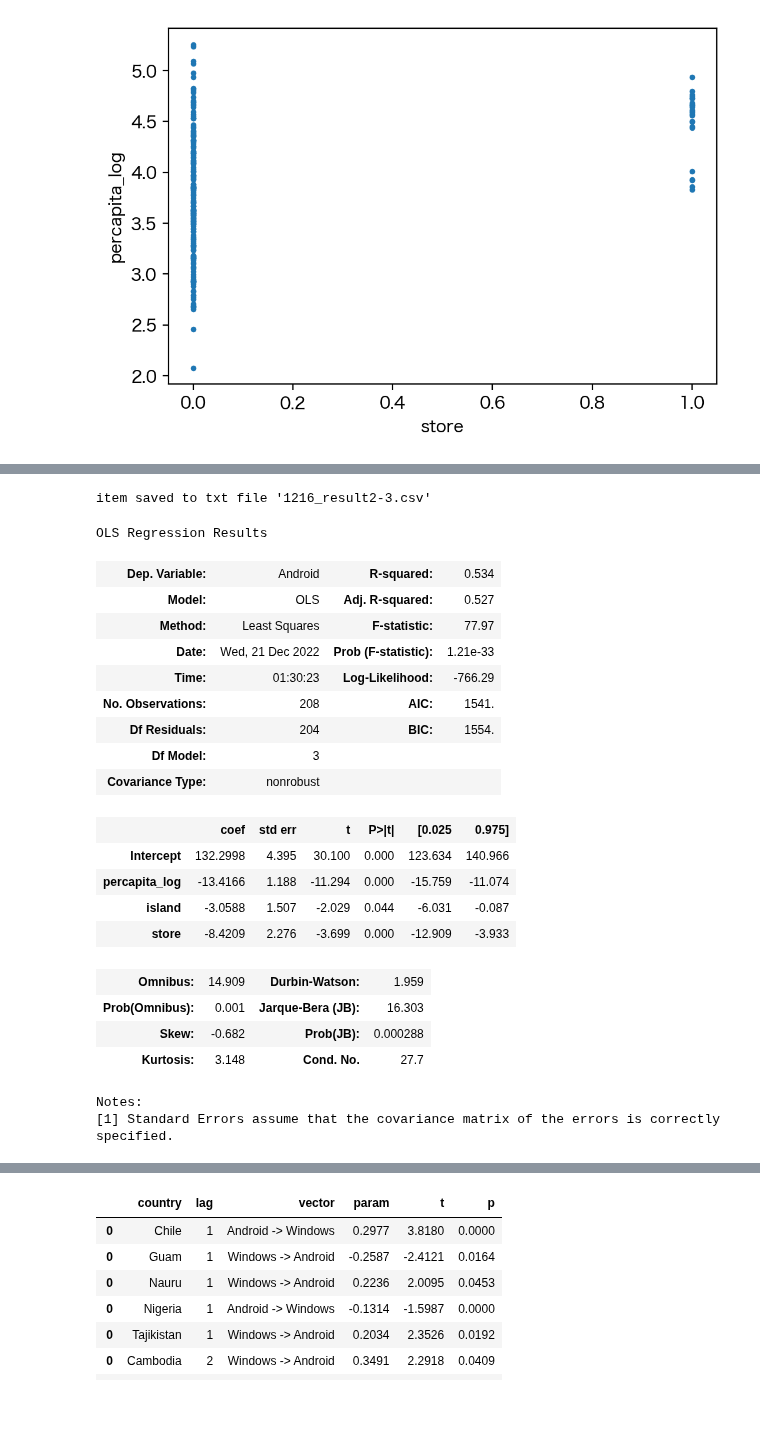
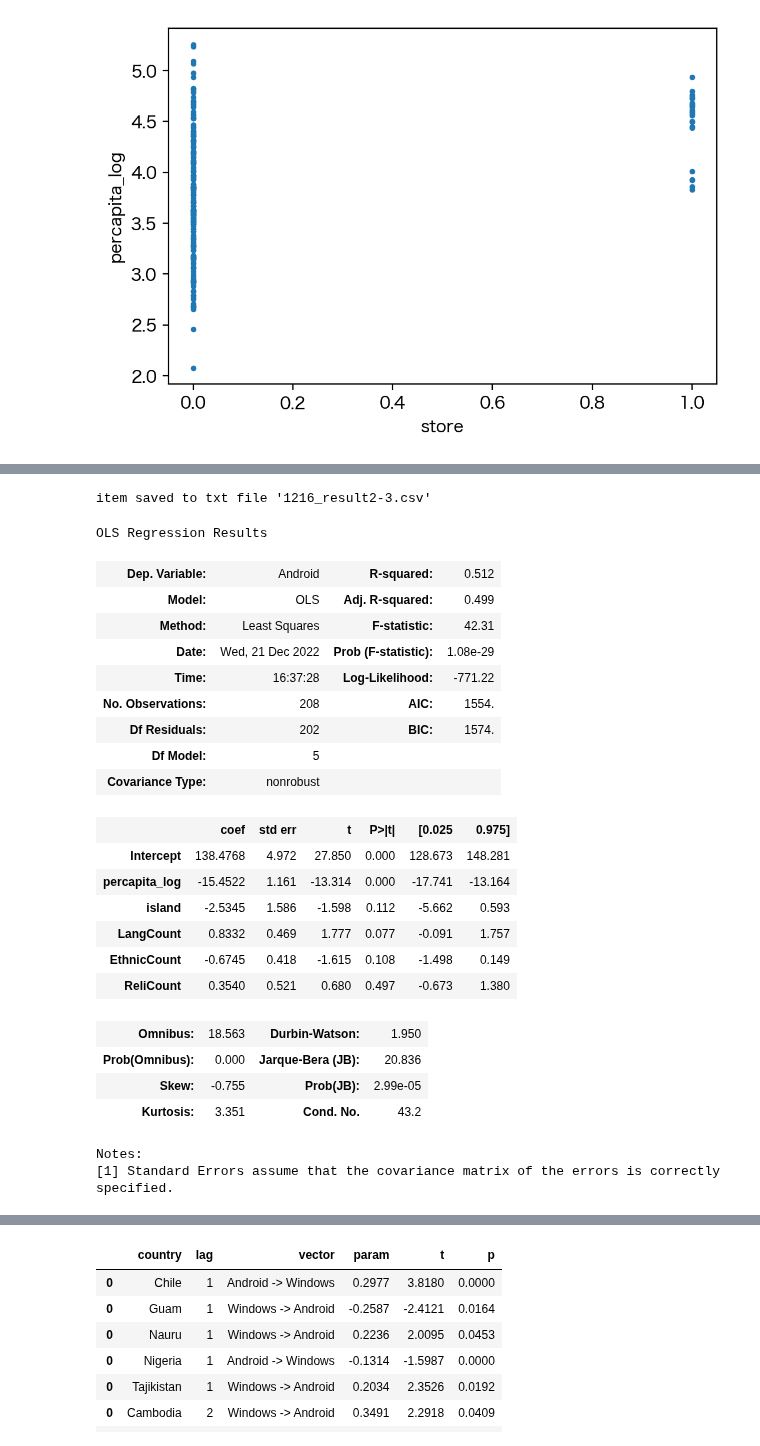
Before and after one commit to kkikrym/graduation_thesis, a Jupyter notebook: analysis.ipynb, the cells around one changed output, grey strips where cells are left out. Cells and saved outputs as stored; diff of their text form; code cells hidden in the pictures; blank space fills up the shorter version.

```diff
--- a/analysis.ipynb
+++ b/analysis.ipynb
@@ -176,7 +176,7 @@ df = df.drop(columns=["Unnamed: 0.3", "Unnamed: 0.2","Unnamed: 0.1","Unnamed: 0"
 df = pd.read_csv("cross-section2022_final.csv")
 df["share_square"] = [ int(df.iloc[i]["iOS"])^2 + int(df.iloc[i]["Android"])^2 for i in range(len(df)) ]
 df["year"] = [ df.iloc[i]["sortname"][-4:] for i in range(len(df))]
-data=df[["iOS","OSX","Android","Windows","island","store","percapita_log","share_square","LangCount","EthnicCount","ReliCount"]].dropna()
+data=df[["country","code","iOS","OSX","Android","Windows","island","store","percapita_log","share_square","LangCount","EthnicCount","ReliCount"]].dropna()
 for item in data.columns:
     data[item+"_island"] = data[data["island"]==1][item]
     data[item+"_not_island"] = data[data["island"]==0][item]
@@ -269,9 +253,9 @@ l = [
 "percapita_log",
 #"OSX",
 #"store",
-#"LangCount",
-#"EthnicCount",
-#"ReliCount",
+"LangCount",
+"EthnicCount",
+"ReliCount",
 #
 #"NonReli"
 ]
@@ -312,9 +299,9 @@ l = [
 "percapita_log",
 "store",
 #"iOS",
-#"LangCount",
-#"EthnicCount",
-#"ReliCount",
+"LangCount",
+"EthnicCount",
+"ReliCount",
 #"NonReli"
 ]
 formula = " OSX ~ "
@@ -351,43 +341,45 @@ Notes:
 # %%
 # Android
 l = [
 "percapita_log",
 "island",
-"store"
-#"LangCount",
-#"EthnicCount",
-#"ReliCount",
+"LangCount",
+"EthnicCount",
+"ReliCount",
+#"store"
 #"NonReli"
 ]
 formula = " Android ~ "
 for item in l:
     formula += item + " + "
 formula = formula[0:-2]
 l.append("Android")
 res = ols(formula, data=data[l].dropna()).fit()
 txt_dump_line("1216_result2-3.csv" ,res.summary().as_csv())
 res.summary()
 # %% [output]
 item saved to txt file '1216_result2-3.csv'
 OLS Regression Results
-| Dep. Variable: | Android | R-squared: | 0.534 |
-| Model: | OLS | Adj. R-squared: | 0.527 |
-| Method: | Least Squares | F-statistic: | 77.97 |
-| Date: | Wed, 21 Dec 2022 | Prob (F-statistic): | 1.21e-33 |
-| Time: | 01:30:23 | Log-Likelihood: | -766.29 |
-| No. Observations: | 208 | AIC: | 1541. |
-| Df Residuals: | 204 | BIC: | 1554. |
-| Df Model: | 3 |  |  |
+| Dep. Variable: | Android | R-squared: | 0.512 |
+| Model: | OLS | Adj. R-squared: | 0.499 |
+| Method: | Least Squares | F-statistic: | 42.31 |
+| Date: | Wed, 21 Dec 2022 | Prob (F-statistic): | 1.08e-29 |
+| Time: | 16:37:28 | Log-Likelihood: | -771.22 |
+| No. Observations: | 208 | AIC: | 1554. |
+| Df Residuals: | 202 | BIC: | 1574. |
+| Df Model: | 5 |  |  |
 | Covariance Type: | nonrobust |  |  |
 |  | coef | std err | t | P>|t| | [0.025 | 0.975] |
-| Intercept | 132.2998 | 4.395 | 30.100 | 0.000 | 123.634 | 140.966 |
-| percapita_log | -13.4166 | 1.188 | -11.294 | 0.000 | -15.759 | -11.074 |
-| island | -3.0588 | 1.507 | -2.029 | 0.044 | -6.031 | -0.087 |
-| store | -8.4209 | 2.276 | -3.699 | 0.000 | -12.909 | -3.933 |
+| Intercept | 138.4768 | 4.972 | 27.850 | 0.000 | 128.673 | 148.281 |
+| percapita_log | -15.4522 | 1.161 | -13.314 | 0.000 | -17.741 | -13.164 |
+| island | -2.5345 | 1.586 | -1.598 | 0.112 | -5.662 | 0.593 |
+| LangCount | 0.8332 | 0.469 | 1.777 | 0.077 | -0.091 | 1.757 |
+| EthnicCount | -0.6745 | 0.418 | -1.615 | 0.108 | -1.498 | 0.149 |
+| ReliCount | 0.3540 | 0.521 | 0.680 | 0.497 | -0.673 | 1.380 |
-| Omnibus: | 14.909 | Durbin-Watson: | 1.959 |
-| Prob(Omnibus): | 0.001 | Jarque-Bera (JB): | 16.303 |
-| Skew: | -0.682 | Prob(JB): | 0.000288 |
-| Kurtosis: | 3.148 | Cond. No. | 27.7 |
+| Omnibus: | 18.563 | Durbin-Watson: | 1.950 |
+| Prob(Omnibus): | 0.000 | Jarque-Bera (JB): | 20.836 |
+| Skew: | -0.755 | Prob(JB): | 2.99e-05 |
+| Kurtosis: | 3.351 | Cond. No. | 43.2 |
 Notes:
 [1] Standard Errors assume that the covariance matrix of the errors is correctly specified.
 # %%
```
Also changed, not shown: parts of 8 cells of this notebook, 3 other files.
